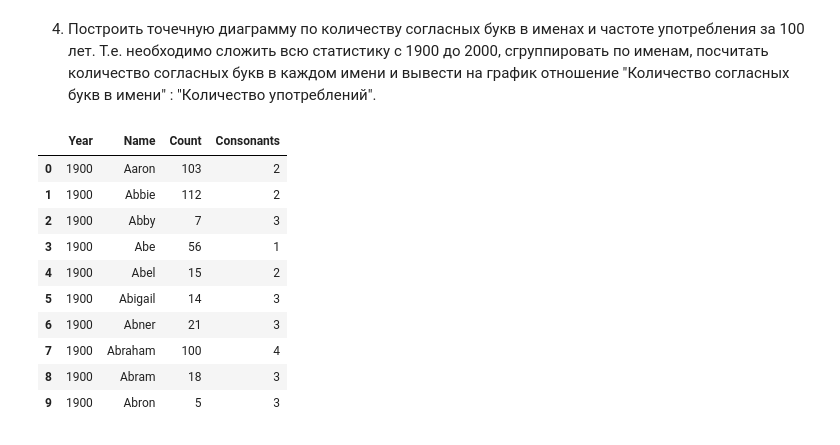
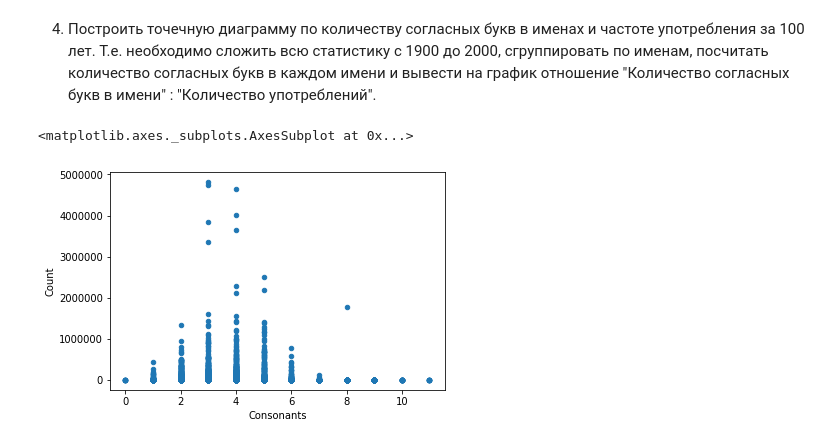
Before and after one commit to khetrep/py-homeworks-new, a Jupyter notebook: 4.2-Visualization/4.2 visualization.ipynb, the cells around one changed output. Cells and saved outputs as stored; diff of their text form; code cells hidden in the pictures.

```diff
--- a/4.2-Visualization/4.2 visualization.ipynb
+++ b/4.2-Visualization/4.2 visualization.ipynb
@@ -5,4 +5,4 @@ import numpy as np
 import matplotlib.pyplot as plt
 %matplotlib inline
 # %%
-DATA_PATH = '/home/user/netology/names'
+DATA_PATH = '/home/yuris/netology/names'
@@ -29,2 +9,11 @@ def count_top(years, filter=None, limit=3):
+# %%
+def load_data_range(years, query=None):
+    cols = ['Name', 'Gender', 'Count']
+    names_by_year = {}
+    for year in years:
+        names_by_year[year] = pd.read_csv('{}/yob{}.txt'.format(DATA_PATH, year), names=cols)
+        if query:
+            names_by_year[year] = names_by_year[year].query(query)
+    return pd.concat(names_by_year, names=['Year', 'Pos'])
 # %% [markdown]
 1. Построить график изменения количества имен Ruth и Robert с 1900 по 2000.
@@ -50,31 +52,17 @@ top_r_names.plot.pie(title='Top 10 of names start on R', y='Count')
 [figure]
 # %% [markdown]
 4. Построить точечную диаграмму по количеству согласных букв в именах и частоте употребления за 100 лет. Т.е. необходимо сложить всю статистику с 1900 до 2000, сгруппировать по именам, посчитать количество согласных букв в каждом имени и вывести на график отношение "Количество согласных букв в имени" : "Количество употреблений".
-# %%
-CONSONANTS = list("bcdfghjklmnpqrstvxzwy")
-
-def count_consonants(word):
-    return sum(word.lower().count(c) for c in CONSONANTS)
-
-cols = ['Name','Gender','Count']
-names_by_year = {}
-for year in range(1900, 2001, 1):
-    names_by_year[year] = pd.read_csv('{}/yob{}.txt'.format(DATA_PATH, year), names=cols)
-names_all = pd.concat(names_by_year, names=['Year', 'Pos'])
-#names_all.groupby('Name').sum().head(10)
-names1=names_all.groupby([names_all.index.get_level_values(0), 'Name']).sum().head(10).reset_index()#.unstack('Name')
-#names1
-names1['Consonants'] = names1.apply(lambda row: count_consonants(row.Name), axis=1)
-names1
-# %% [output]
-|  | Year | Name | Count | Consonants |
-| 0 | 1900 | Aaron | 103 | 2 |
-| 1 | 1900 | Abbie | 112 | 2 |
-| 2 | 1900 | Abby | 7 | 3 |
-| 3 | 1900 | Abe | 56 | 1 |
-| 4 | 1900 | Abel | 15 | 2 |
-| 5 | 1900 | Abigail | 14 | 3 |
-| 6 | 1900 | Abner | 21 | 3 |
-| 7 | 1900 | Abraham | 100 | 4 |
-| 8 | 1900 | Abram | 18 | 3 |
-| 9 | 1900 | Abron | 5 | 3 |
+# %%
+def count_consonants():
+    CONSONANTS = list("bcdfghjklmnpqrstvxzwy")
+    count_consonants_in_word = lambda word: sum(word.lower().count(c) for c in CONSONANTS)
+    names_all = load_data_range(range(1900, 2001, 1))
+    names_sum = names_all.groupby(['Name']).sum().reset_index()
+    names_sum['Consonants'] = names_sum.apply(lambda x: count_consonants_in_word(x.Name), axis=1)
+    return names_sum
+
+
+count_consonants().plot.scatter(x='Consonants', y='Count')
+# %% [output]
+<matplotlib.axes._subplots.AxesSubplot at 0x...>
+[figure, added]
```
Also changed, not shown: parts of 4 cells of this notebook.
